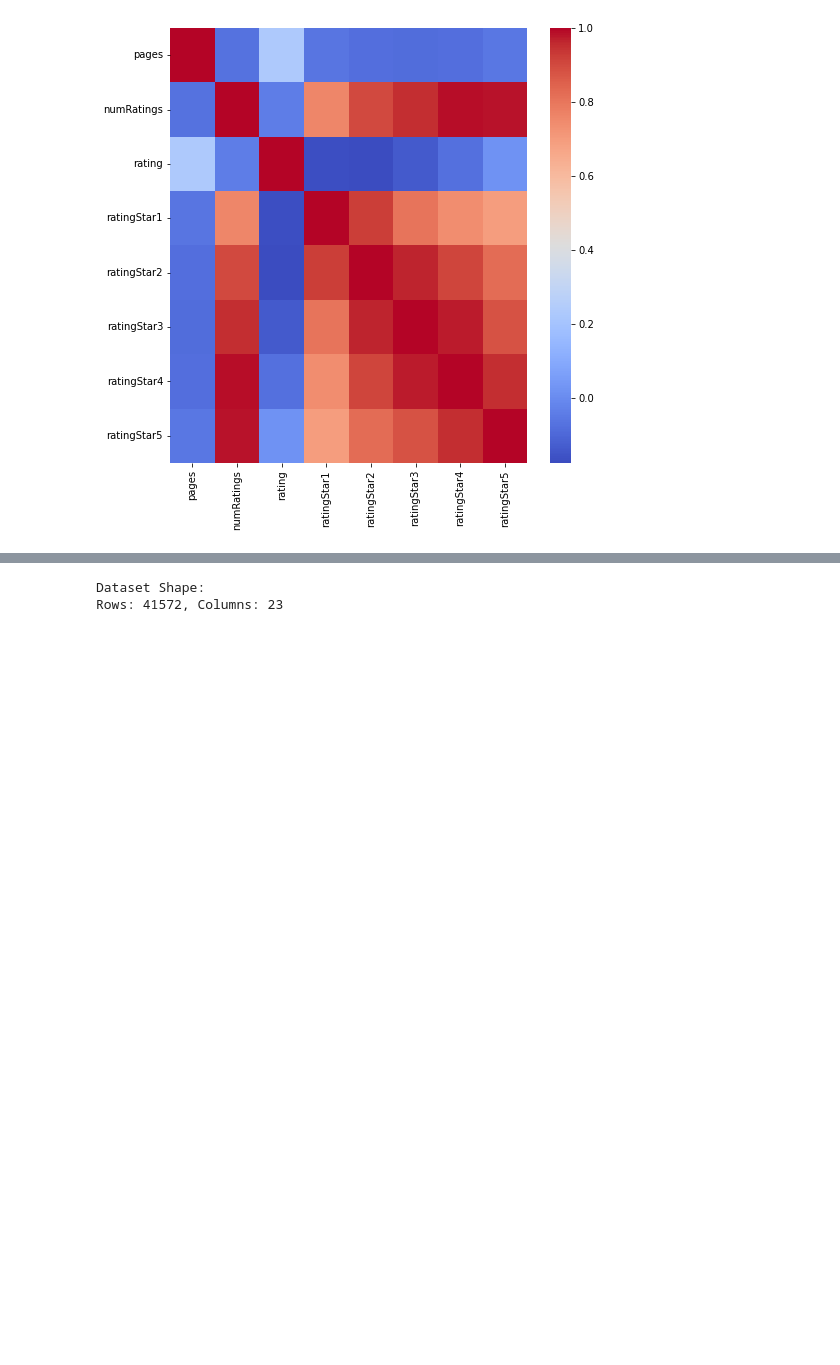
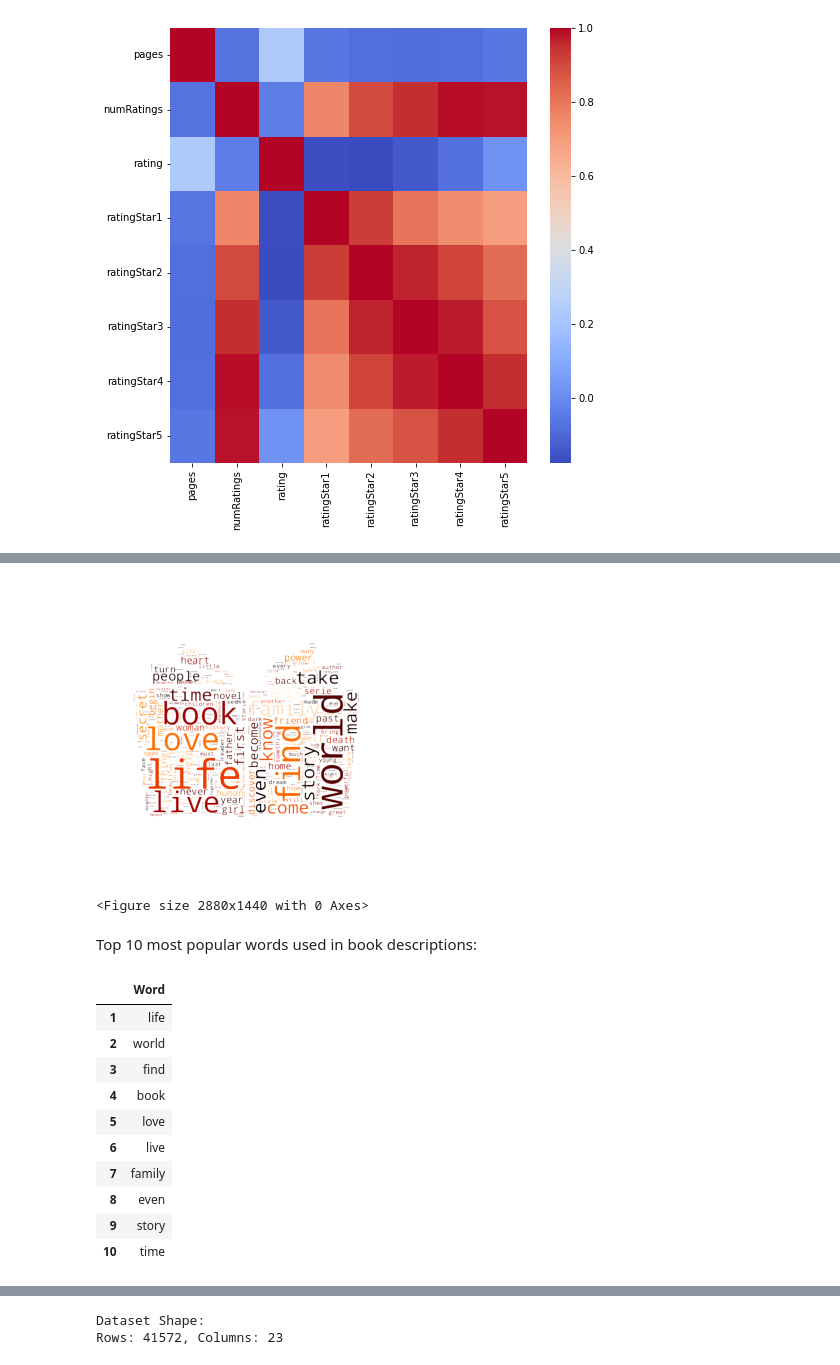
Before and after one commit to pspanoudakis/Data-Mining-Techniques-Projects, a Jupyter notebook: project2/GoodreadsBooks.ipynb, the cells around one changed output, grey strips where cells are left out. Drawn from its saved outputs; the diff is of its cells as text; code cells hidden in the pictures; blank space fills up the shorter version.

```diff
--- a/project2/GoodreadsBooks.ipynb
+++ b/project2/GoodreadsBooks.ipynb
@@ -588,33 +588,48 @@ def displayWordcloud(text: str) -> WordCloud:
             return None
 
     cloud = WordCloud(
         background_color="rgba(255, 255, 255, 0)", mode="RGBA",
         colormap='gist_heat',
         width=2000, height=1000,
         max_words=500,
         min_word_length=4,
-        stopwords=getStopWordsSet(),
+        stopwords=STOP_WORDS,
         mask=downloadImageMask()
     ).generate(text)
 
     plt.axis("off")
     plt.tight_layout(pad=0)
     plt.imshow(cloud, interpolation='bilinear')
     plt.figure(figsize=(40, 20))
     plt.show()
 
     return cloud
 
 def displayTopWordcloudWords(wcloud: WordCloud, n: int):
     printMd(f'Top {n} most popular words used in book descriptions:')
     topWords = pd.DataFrame(wcloud.words_.keys())
     topWords.columns=['Word']
     topWords.index += 1
     display(topWords.head(n))
 
 descriptionsTotal = (
     ' '.join(d for d in dataDf[DataColumn.DESCRIPTION])
     .translate(str.maketrans('', '', string.punctuation))
 )
-# wcloud = displayWordcloud(descriptionsTotal)
-# displayTopWordcloudWords(wcloud, 10)
+wcloud = displayWordcloud(descriptionsTotal)
+displayTopWordcloudWords(wcloud, 10)
+# %% [output]
+[figure, added]
+<Figure size 2880x1440 with 0 Axes>
+Top 10 most popular words used in book descriptions:
+|  | Word |
+| 1 | life |
+| 2 | world |
+| 3 | find |
+| 4 | book |
+| 5 | love |
+| 6 | live |
+| 7 | family |
+| 8 | even |
+| 9 | story |
+| 10 | time |
```
Also changed, not shown: parts of 12 cells of this notebook, 1 other file.
